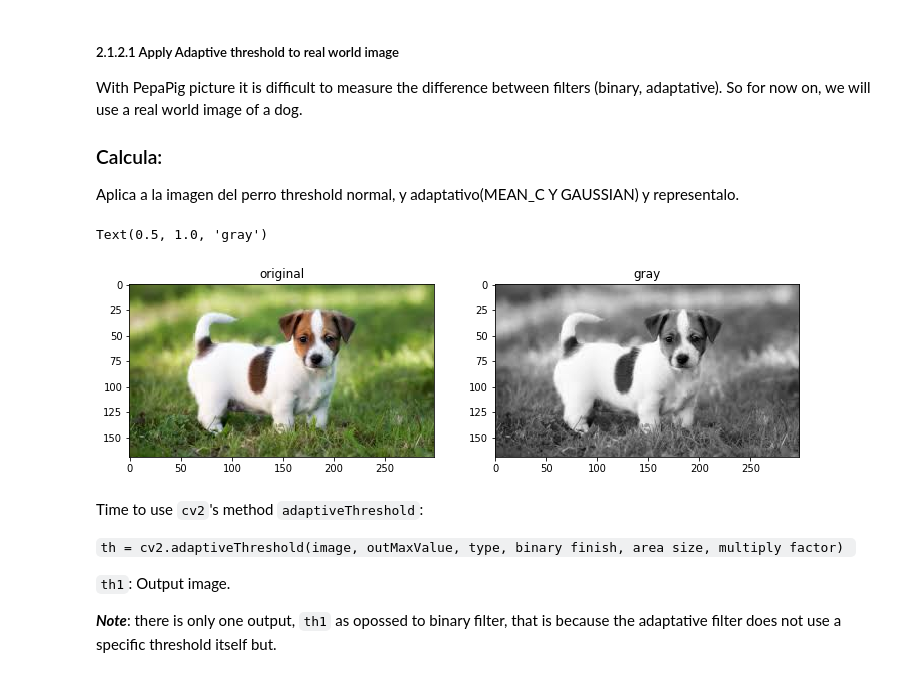
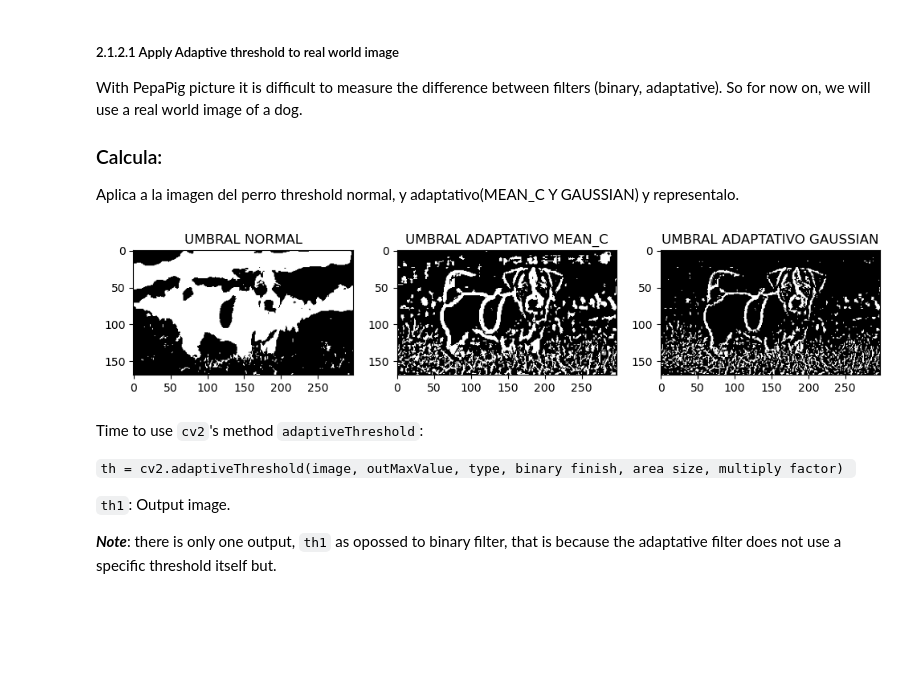
Before and after one commit to m-jorrin/Open-CV-begins, a Jupyter notebook: cuadernos/3_Image_thresholding.ipynb, the cells around one changed output. Cells and saved outputs as stored; diff of their text form; code cells hidden in the pictures; blank space fills up the shorter version.

```diff
--- a/cuadernos/3_Image_thresholding.ipynb
+++ b/cuadernos/3_Image_thresholding.ipynb
@@ -116,30 +114,34 @@ With PepaPig picture it is difficult to measure the difference between filters (
 <h3>Calcula:</h3>
 <p>Aplica a la imagen del perro threshold normal, y adaptativo(MEAN_C Y GAUSSIAN) y representalo.</p>
 # %%
-image_perro = cv2.imread('imgs/perro.jpeg') #perro.jpeg
+image_perro = cv2.imread('../imgs/perro.jpeg') #perro.jpeg
+# BGR to RGB
 image_perro_copy = image_perro.copy()
-image_perro_copy = image_perro.copy()
+image_perro_RGB = cv2.cvtColor(image_perro_copy, cv2.COLOR_BGR2RGB)
+# BGR 2 GRAY
+image_perro_gray = cv2.cvtColor(image_perro_RGB, cv2.COLOR_RGB2GRAY)
 
-# BGR to RGB
-image_perro_RGB =
-
-image_perro_gray =
+image_copy = image_perro_gray.copy()
 
 
-fig, axes = plt.subplots(1, 2, figsize=(12, 12))
+fig, axes = plt.subplots(1, 3, figsize=(12, 12))
+
+_,th_norm = cv2.threshold(image_copy, 125, 255, cv2.THRESH_BINARY)
+axes[0].imshow(th_norm, cmap='gray')
+axes[0].set_title('UMBRAL NORMAL')
+
+th_adap = cv2.adaptiveThreshold(image_copy, 255, cv2.ADAPTIVE_THRESH_MEAN_C, cv2.THRESH_BINARY, 11, -7)
+axes[1].imshow(th_adap, cmap='gray')
+axes[1].set_title('UMBRAL ADAPTATIVO MEAN_C')
 
 
-# color image
-axes[0].imshow(image_perro_RGB)
-axes[0].set_title('original')
+th_adap_GAUSS = cv2.adaptiveThreshold(image_copy, 255, cv2.ADAPTIVE_THRESH_GAUSSIAN_C, cv2.THRESH_BINARY, 11, -7)
+axes[2].imshow(th_adap_GAUSS, cmap='gray')
+axes[2].set_title('UMBRAL ADAPTATIVO GAUSSIAN')
 
-
-# color image
-axes[1].imshow(image_perro_gray, cmap='gray')
-axes[1].set_title('gray')
+plt.show()
 # %% [output]
-Text(0.5, 1.0, 'gray')
-[figure, old version]
+[figure, new version]
 # %% [markdown]
 Time to use `cv2`'s method `adaptiveThreshold`:
 
```
Also changed, not shown: parts of 11 cells of this notebook.
